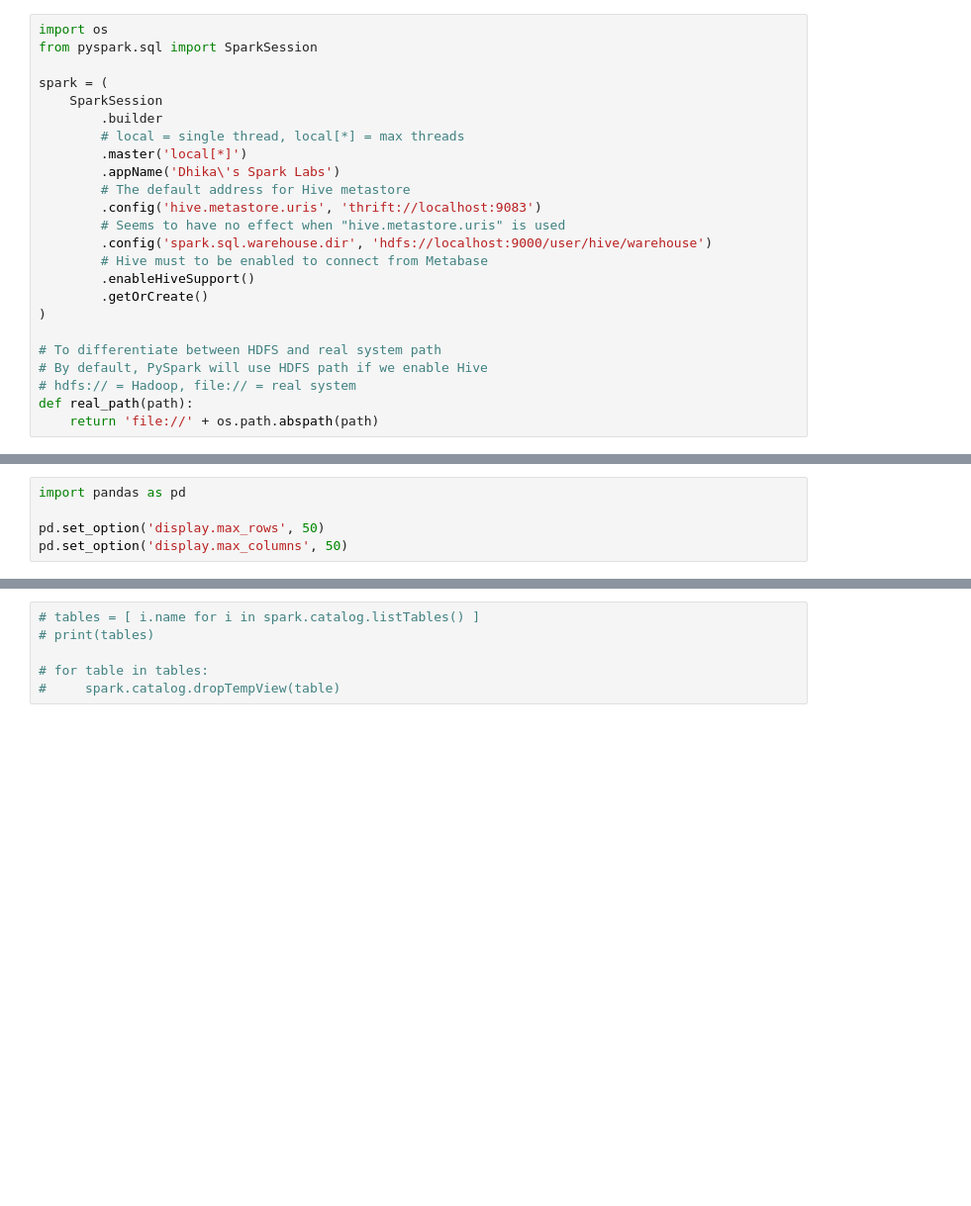
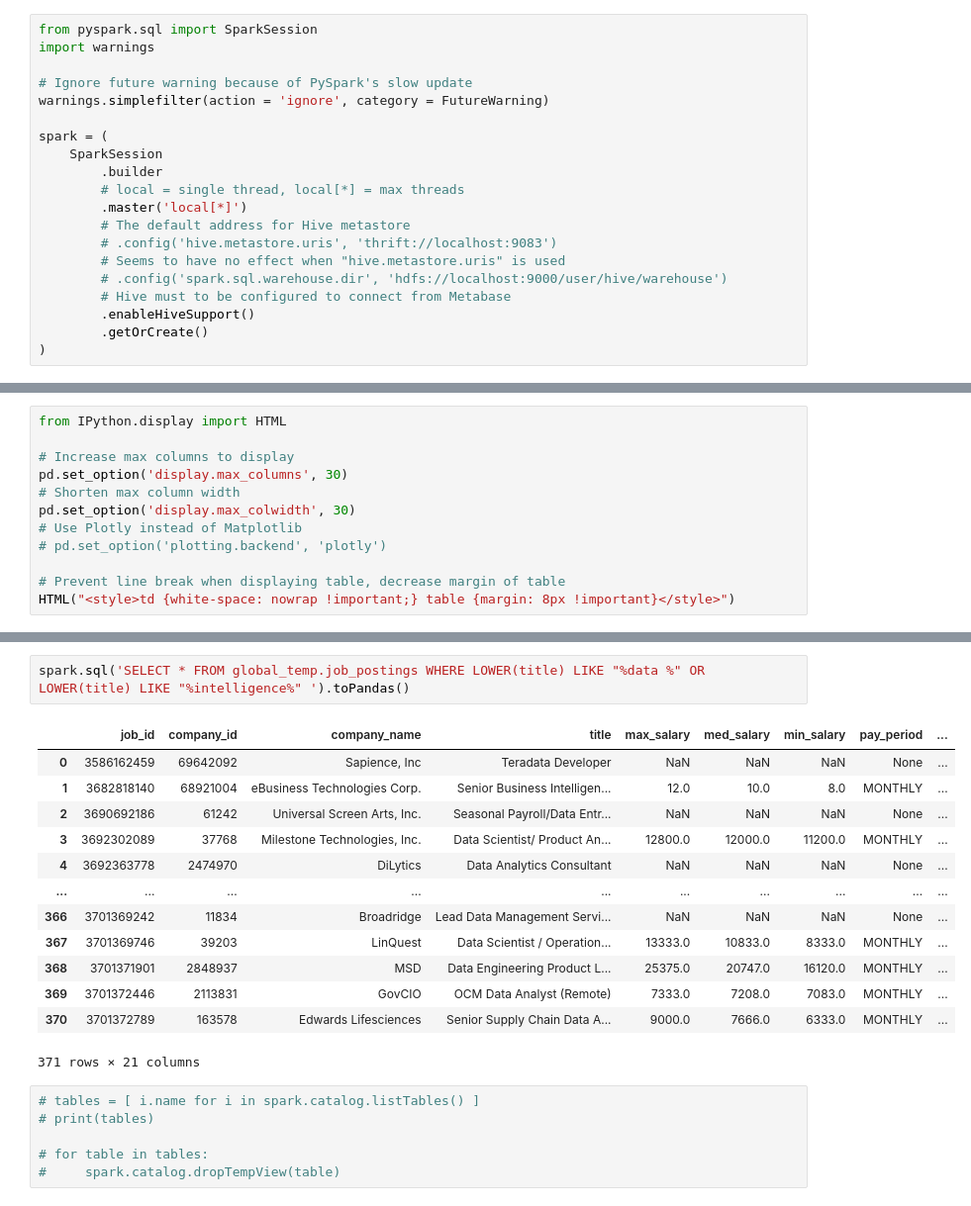
Before and after one commit to AndhikaWB/linkedin-job-postings-analysis, a Jupyter notebook: main.ipynb, the cells around one changed output, grey strips where cells are left out. Shown: that part at 99% size. Drawn from its saved outputs; the diff is of its cells as text; blank space fills up the shorter version.

```diff
--- a/main.ipynb
+++ b/main.ipynb
@@ -6,27 +12,23 @@
 # %%
-import os
 from pyspark.sql import SparkSession
+import warnings
+
+# Ignore future warning because of PySpark's slow update
+warnings.simplefilter(action = 'ignore', category = FutureWarning)
 
 spark = (
     SparkSession
         .builder
         # local = single thread, local[*] = max threads
         .master('local[*]')
-        .appName('Dhika\'s Spark Labs')
         # The default address for Hive metastore
-        .config('hive.metastore.uris', 'thrift://localhost:9083')
+        # .config('hive.metastore.uris', 'thrift://localhost:9083')
         # Seems to have no effect when "hive.metastore.uris" is used
-        .config('spark.sql.warehouse.dir', 'hdfs://localhost:9000/user/hive/warehouse')
-        # Hive must to be enabled to connect from Metabase
+        # .config('spark.sql.warehouse.dir', 'hdfs://localhost:9000/user/hive/warehouse')
+        # Hive must to be configured to connect from Metabase
         .enableHiveSupport()
         .getOrCreate()
 )
-
-# To differentiate between HDFS and real system path
-# By default, PySpark will use HDFS path if we enable Hive
-# hdfs:// = Hadoop, file:// = real system
-def real_path(path):
-    return 'file://' + os.path.abspath(path)
 # %%
 # View all databases
 # print(spark.sql('SHOW DATABASES').show())
@@ -43,5 +42,0 @@ print(spark.catalog.listTables())
-# %%
-import pandas as pd
-
-pd.set_option('display.max_rows', 50)
-pd.set_option('display.max_columns', 50)
@@ -211,0 +145,12 @@ spark.sql('SELECT * FROM job_postings WHERE LOWER(title) LIKE "%data%"').toPanda
+# %%
+from IPython.display import HTML
+
+# Increase max columns to display
+pd.set_option('display.max_columns', 30)
+# Shorten max column width
+pd.set_option('display.max_colwidth', 30)
+# Use Plotly instead of Matplotlib
+# pd.set_option('plotting.backend', 'plotly')
+
+# Prevent line break when displaying table, decrease margin of table
+HTML("<style>td {white-space: nowrap !important;} table {margin: 8px !important}</style>")
@@ -212,3 +902,19 @@ spark.sql('SELECT * FROM job_postings WHERE LOWER(title) LIKE "%data%"').toPanda
+# %%
+spark.sql('SELECT * FROM global_temp.job_postings WHERE LOWER(title) LIKE "%data %" OR LOWER(title) LIKE "%intelligence%" ').toPandas()
+# %% [output]
+|  | job_id | company_id | company_name | title | max_salary | med_salary | min_salary | pay_period | ... |
+| 0 | 3586162459 | 69642092 | Sapience, Inc | Teradata Developer | NaN | NaN | NaN | None | ... |
+| 1 | 3682818140 | 68921004 | eBusiness Technologies Corp. | Senior Business Intelligen... | 12.0 | 10.0 | 8.0 | MONTHLY | ... |
+| 2 | 3690692186 | 61242 | Universal Screen Arts, Inc. | Seasonal Payroll/Data Entr... | NaN | NaN | NaN | None | ... |
+| 3 | 3692302089 | 37768 | Milestone Technologies, Inc. | Data Scientist/ Product An... | 12800.0 | 12000.0 | 11200.0 | MONTHLY | ... |
+| 4 | 3692363778 | 2474970 | DiLytics | Data Analytics Consultant | NaN | NaN | NaN | None | ... |
+| ... | ... | ... | ... | ... | ... | ... | ... | ... | ... |
+| 366 | 3701369242 | 11834 | Broadridge | Lead Data Management Servi... | NaN | NaN | NaN | None | ... |
+| 367 | 3701369746 | 39203 | LinQuest | Data Scientist / Operation... | 13333.0 | 10833.0 | 8333.0 | MONTHLY | ... |
+| 368 | 3701371901 | 2848937 | MSD | Data Engineering Product L... | 25375.0 | 20747.0 | 16120.0 | MONTHLY | ... |
+| 369 | 3701372446 | 2113831 | GovCIO | OCM Data Analyst (Remote) | 7333.0 | 7208.0 | 7083.0 | MONTHLY | ... |
+| 370 | 3701372789 | 163578 | Edwards Lifesciences | Senior Supply Chain Data A... | 9000.0 | 7666.0 | 6333.0 | MONTHLY | ... |
+371 rows × 21 columns
 # %%
 # tables = [ i.name for i in spark.catalog.listTables() ]
 # print(tables)
```
Also changed, not shown: parts of 63 cells of this notebook, 5 other files.
